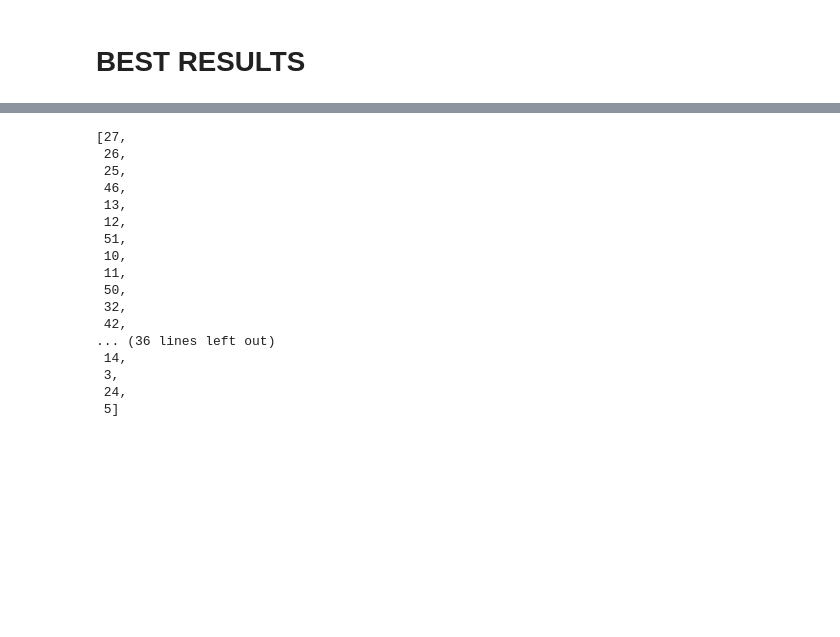
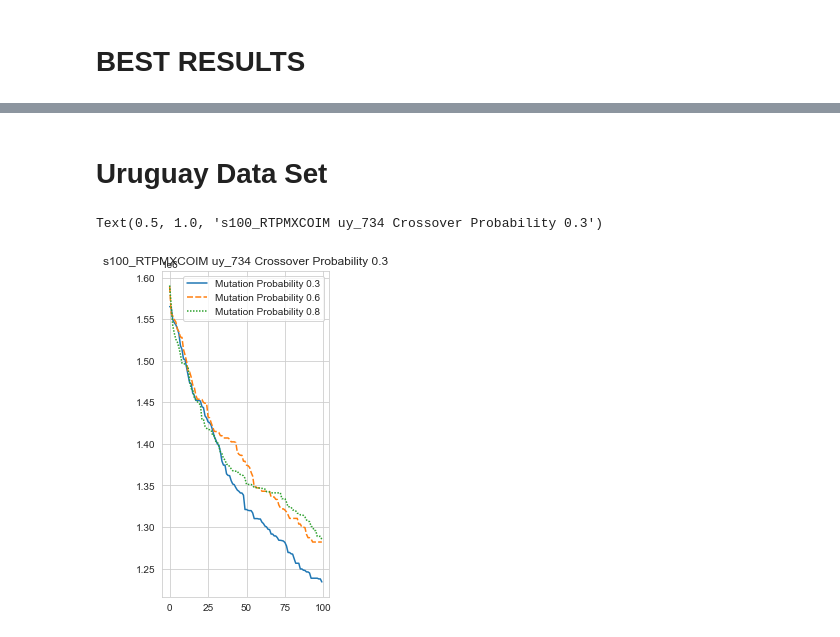
Before and after one commit to luisfernandoagottani/TSP_with_genetic_algorithm, a Jupyter notebook: Plot_results.ipynb, the cells around one changed output, grey strips where cells are left out. Saved outputs shown, nothing was run; the diff lists cells and outputs as text; code cells hidden in the pictures; blank space fills up the shorter version.

```diff
--- a/Plot_results.ipynb
+++ b/Plot_results.ipynb
@@ -524,20 +528,37 @@ plot_graph(data,route_s100_SATPMXCOIM_0803.to_list(),plt)
-# %%
-route_s100_SATPMXCOIM_0803.to_list()
-# %% [output]
-[27,
- 26,
- 25,
- 46,
- 13,
- 12,
- 51,
- 10,
- 11,
- 50,
- 32,
- 42,
-... (36 lines left out)
- 14,
- 3,
- 24,
- 5]
+# %% [markdown]
+# Uruguay Data Set
+# %%
+path = 's100_random_tournament_pmx_co_inversion_mutation_uy/s100_random_tournament_pmx_co_inversion_mutation_uy_'
+path_results = 's100_random_tournament_pmx_co_inversion_mutation_uy/Bests100_random_tournament_pmx_co_inversion_mutation_uy_'
+
+s100_RTPMXCOIMuy_0303 = pd.read_excel(path + 'co_p_0.3_mu_p_0.3.xlsx')
+s100_RTPMXCOIMuy_0306 = pd.read_excel(path + 'co_p_0.3_mu_p_0.6.xlsx')
+s100_RTPMXCOIMuy_0308 = pd.read_excel(path + 'co_p_0.3_mu_p_0.8.xlsx')
+s100_RTPMXCOIMuy_0603 = pd.read_excel(path + 'co_p_0.6_mu_p_0.3.xlsx')
+s100_RTPMXCOIMuy_0606 = pd.read_excel(path + 'co_p_0.6_mu_p_0.6.xlsx')
+s100_RTPMXCOIMuy_0608 = pd.read_excel(path + 'co_p_0.6_mu_p_0.8.xlsx')
+s100_RTPMXCOIMuy_0803 = pd.read_excel(path + 'co_p_0.8_mu_p_0.3.xlsx')
+s100_RTPMXCOIMuy_0806 = pd.read_excel(path + 'co_p_0.8_mu_p_0.6.xlsx')
+s100_RTPMXCOIMuy_0808 = pd.read_excel(path + 'co_p_0.8_mu_p_0.8.xlsx')
+
+Bests100_RTPMXCOIMuy_0303 = pd.read_excel(path_results + 'co_p_0.3_mu_p_0.3.xlsx')
+Bests100_RTPMXCOIMuy_0306 = pd.read_excel(path_results + 'co_p_0.3_mu_p_0.6.xlsx')
+Bests100_RTPMXCOIMuy_0308 = pd.read_excel(path_results + 'co_p_0.3_mu_p_0.8.xlsx')
+Bests100_RTPMXCOIMuy_0603 = pd.read_excel(path_results + 'co_p_0.6_mu_p_0.3.xlsx')
+Bests100_RTPMXCOIMuy_0606 = pd.read_excel(path_results + 'co_p_0.6_mu_p_0.6.xlsx')
+Bests100_RTPMXCOIMuy_0608 = pd.read_excel(path_results + 'co_p_0.6_mu_p_0.8.xlsx')
+Bests100_RTPMXCOIMuy_0803 = pd.read_excel(path_results + 'co_p_0.8_mu_p_0.3.xlsx')
+Bests100_RTPMXCOIMuy_0806 = pd.read_excel(path_results + 'co_p_0.8_mu_p_0.6.xlsx')
+Bests100_RTPMXCOIMuy_0808 = pd.read_excel(path_results + 'co_p_0.8_mu_p_0.8.xlsx')
+# %%
+s100_RTPMXCOIMuy_03 = concat_results(s100_RTPMXCOIMuy_0303,s100_RTPMXCOIMuy_0306,s100_RTPMXCOIMuy_0308)
+s100_RTPMXCOIMuy_06 = concat_results(s100_RTPMXCOIMuy_0603,s100_RTPMXCOIMuy_0606,s100_RTPMXCOIMuy_0608)
+s100_RTPMXCOIMuy_08 = concat_results(s100_RTPMXCOIMuy_0803,s100_RTPMXCOIMuy_0806,s100_RTPMXCOIMuy_0808)
+# %%
+plt.figure(figsize=(3,6))
+sns.set_style("whitegrid")
+fig = sns.lineplot(data=s100_RTPMXCOIMuy_03)
+fig.set_title('s100_RTPMXCOIM uy_734 Crossover Probability 0.3')
+# %% [output]
+Text(0.5, 1.0, 's100_RTPMXCOIM uy_734 Crossover Probability 0.3')
+[figure, added]
```
Also changed, not shown: parts of 40 cells of this notebook, 10 other files.
